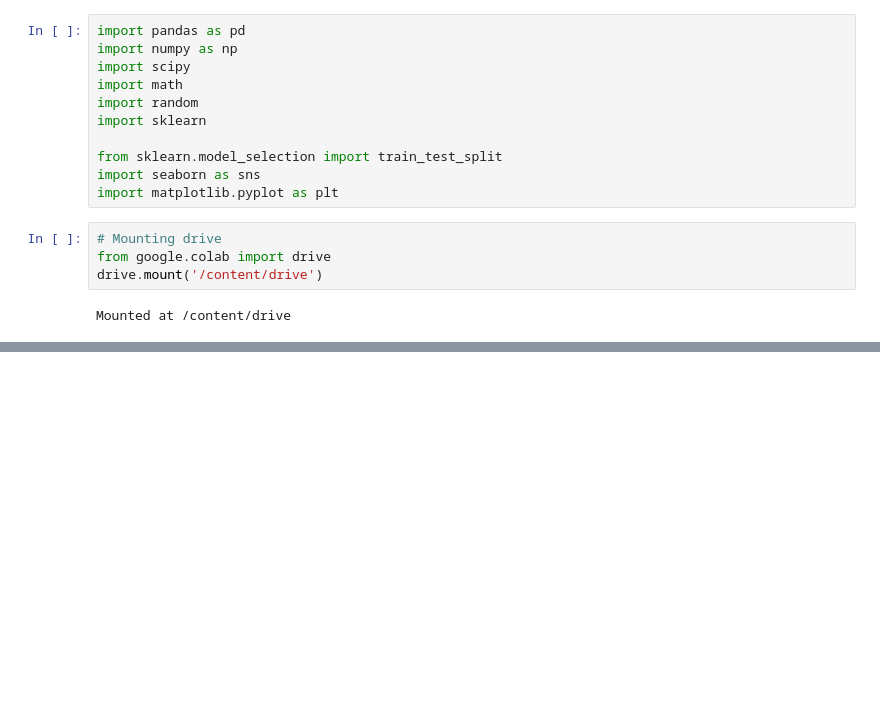
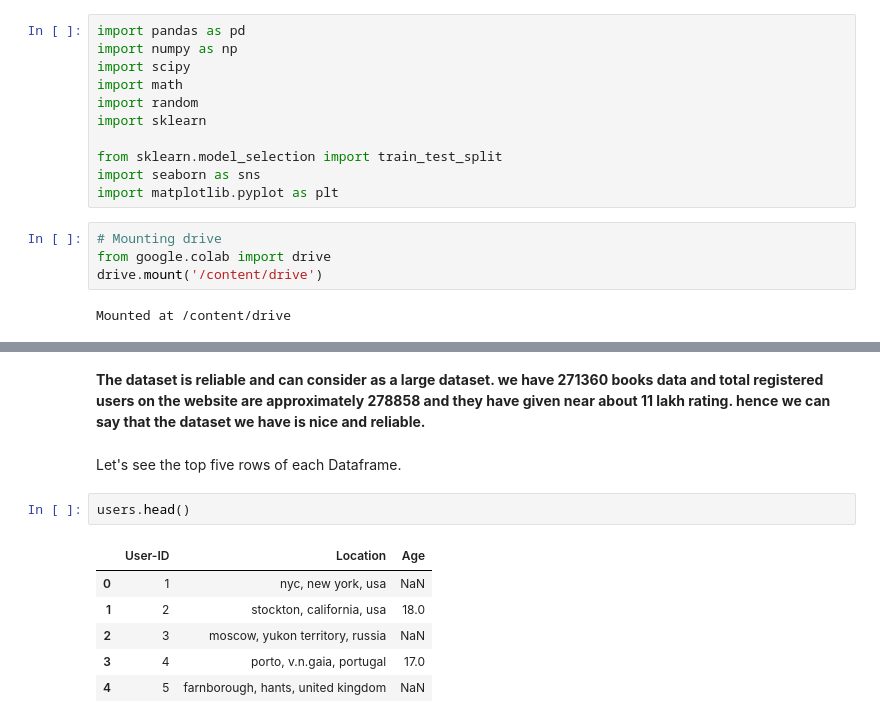
Before and after one commit to RITIK1442840127/Book-Recommendation-System, a Jupyter notebook: Book_Recommendation_System_(_Capstone_project_).ipynb, the cells around one changed output, grey strips where cells are left out. Cells and saved outputs as stored; diff of their text form; blank space fills up the shorter version.

```diff
--- a/Book_Recommendation_System_(_Capstone_project_).ipynb
+++ b/Book_Recommendation_System_(_Capstone_project_).ipynb
@@ -76,0 +97,13 @@ Mounted at /content/drive
+# %% [markdown]
+**The dataset is reliable and can consider as a large dataset. we have 271360 books data and total registered users on the website are approximately 278858 and they have given near about 11 lakh rating. hence we can say that the dataset we have is nice and reliable.**
+# %% [markdown]
+Let's see the top five rows of each Dataframe.
+# %%
+users.head()
+# %% [output]
+|  | User-ID | Location | Age |
+| 0 | 1 | nyc, new york, usa | NaN |
+| 1 | 2 | stockton, california, usa | 18.0 |
+| 2 | 3 | moscow, yukon territory, russia | NaN |
+| 3 | 4 | porto, v.n.gaia, portugal | 17.0 |
+| 4 | 5 | farnborough, hants, united kingdom | NaN |
```
Also changed, not shown: parts of 5 cells of this notebook.
